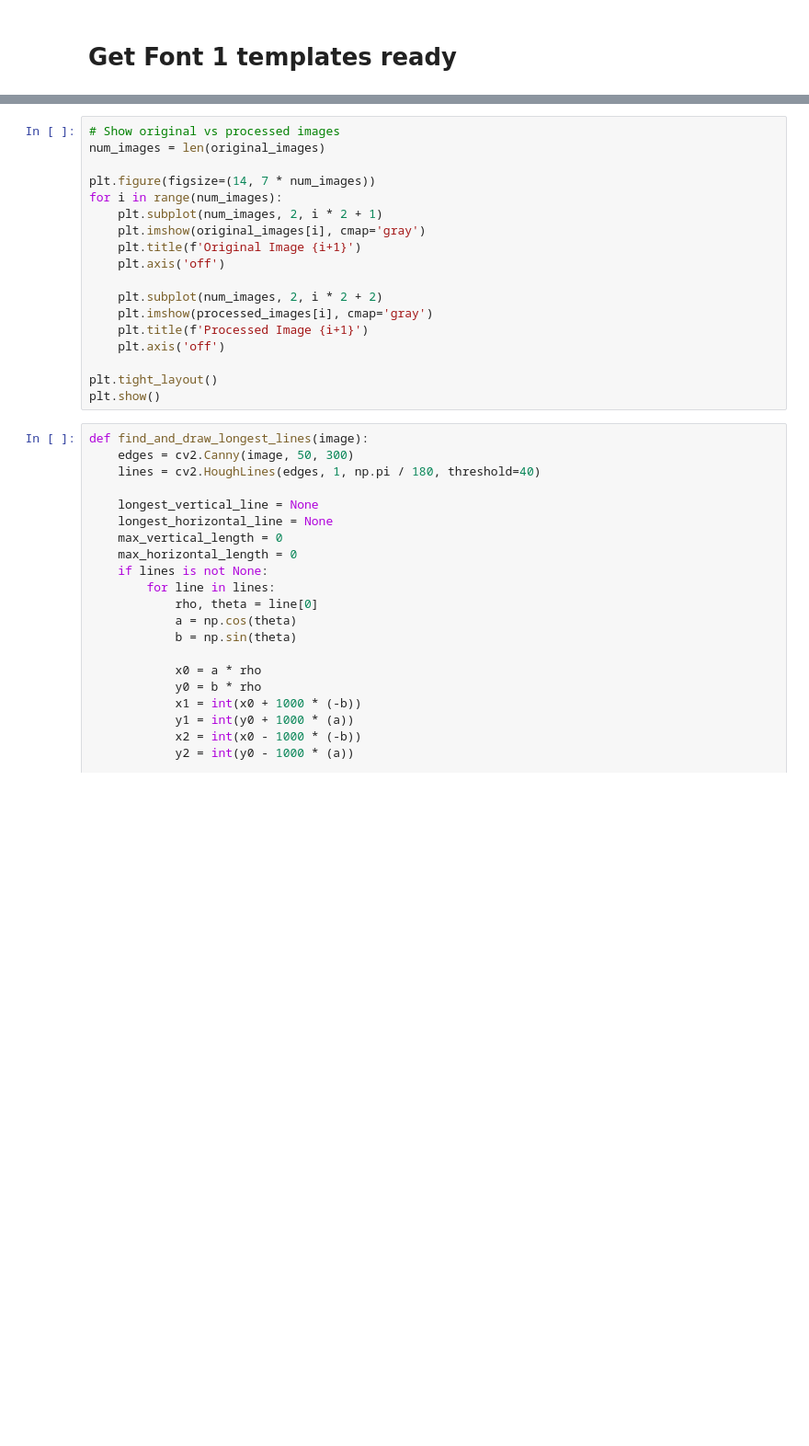
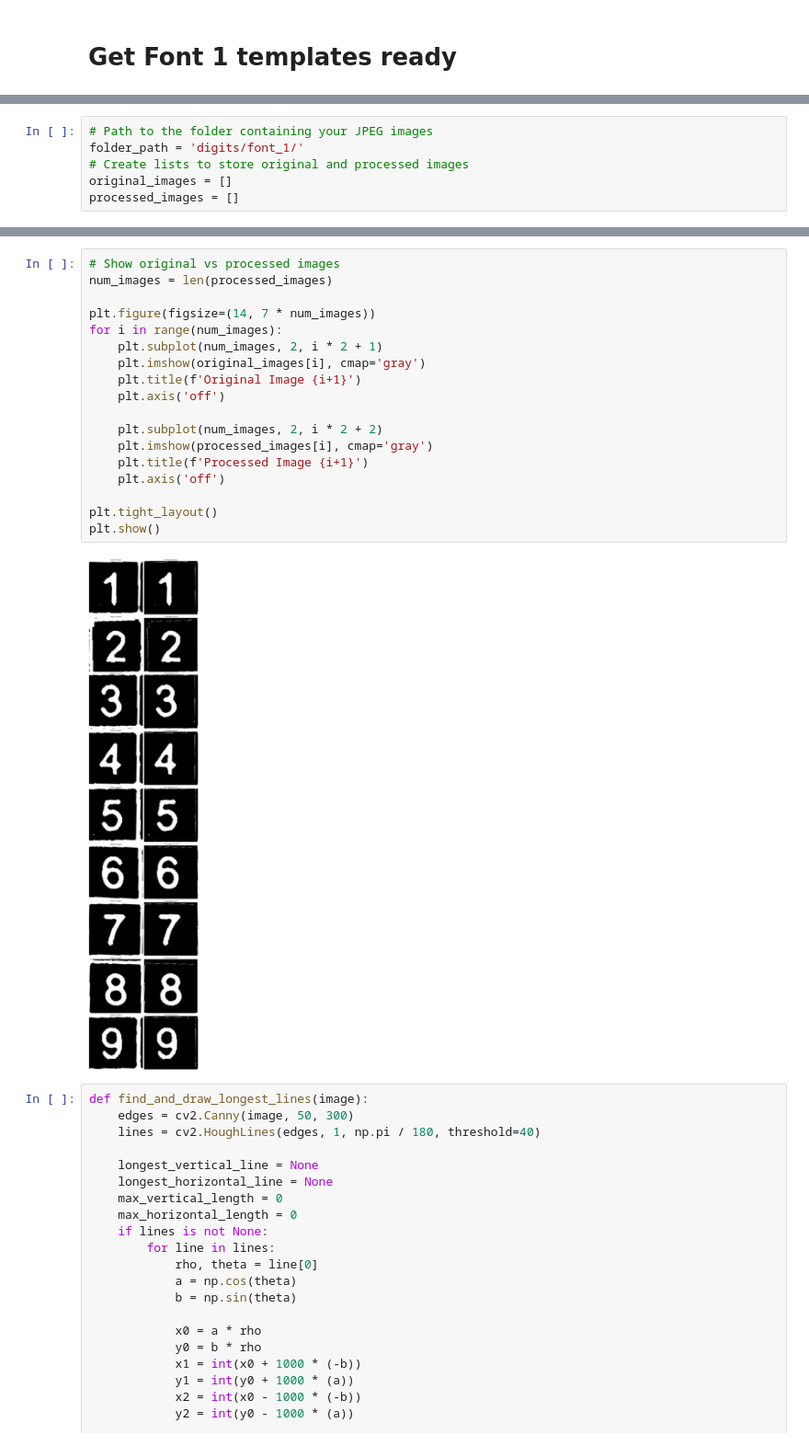
Before and after one commit to WelsonAA/sudoko-project, a Jupyter notebook: welson_phase2.ipynb, the cells around one changed output, grey strips where cells are left out. Shown at 92% size. Drawn from its saved outputs; the diff is of its cells as text; blank space fills up the shorter version.

```diff
--- a/welson_phase2.ipynb
+++ b/welson_phase2.ipynb
@@ -56,0 +13,6 @@ for filename in os.listdir(folder_path):
+# %%
+# Path to the folder containing your JPEG images
+folder_path = 'digits/font_1/'
+# Create lists to store original and processed images
+original_images = []
+processed_images = []
@@ -72,21 +84,23 @@ plt.axis('off')
 # %%
 # Show original vs processed images
-num_images = len(original_images)
+num_images = len(processed_images)
 
 plt.figure(figsize=(14, 7 * num_images))
 for i in range(num_images):
     plt.subplot(num_images, 2, i * 2 + 1)
     plt.imshow(original_images[i], cmap='gray')
     plt.title(f'Original Image {i+1}')
     plt.axis('off')
 
     plt.subplot(num_images, 2, i * 2 + 2)
     plt.imshow(processed_images[i], cmap='gray')
     plt.title(f'Processed Image {i+1}')
     plt.axis('off')
 
 plt.tight_layout()
 plt.show()
+# %% [output]
+[figure, added]
 # %%
 def find_and_draw_longest_lines(image):
     edges = cv2.Canny(image, 50, 300)
```
Also changed, not shown: parts of 26 cells of this notebook, 3 other files.
